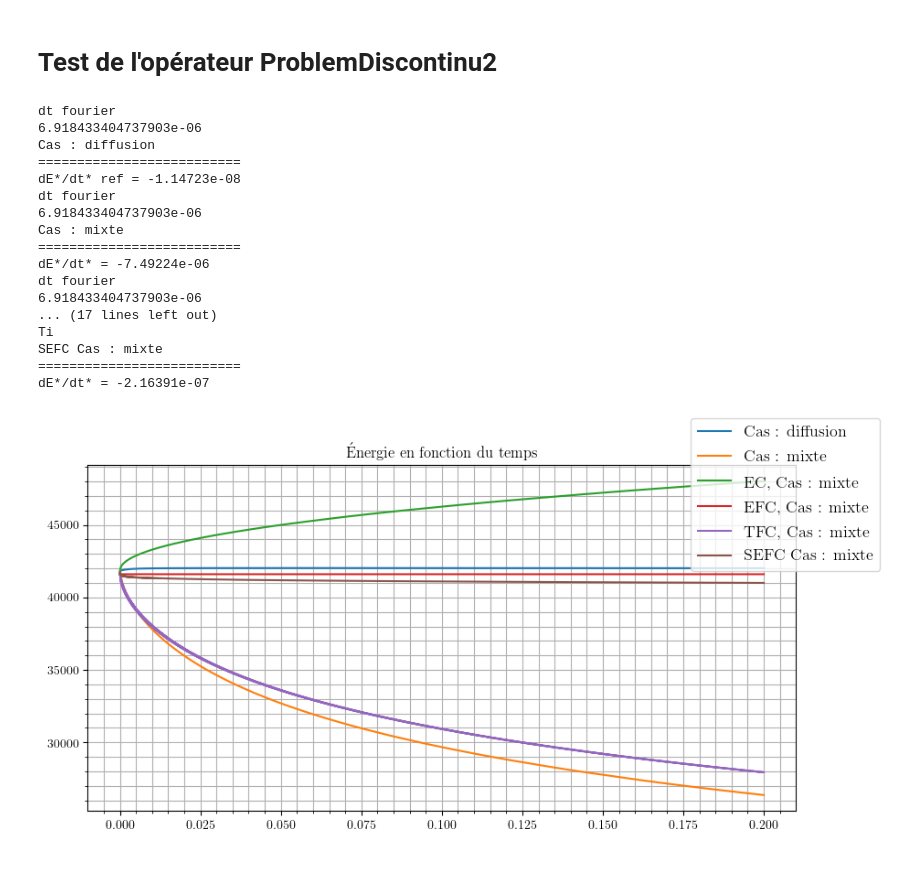
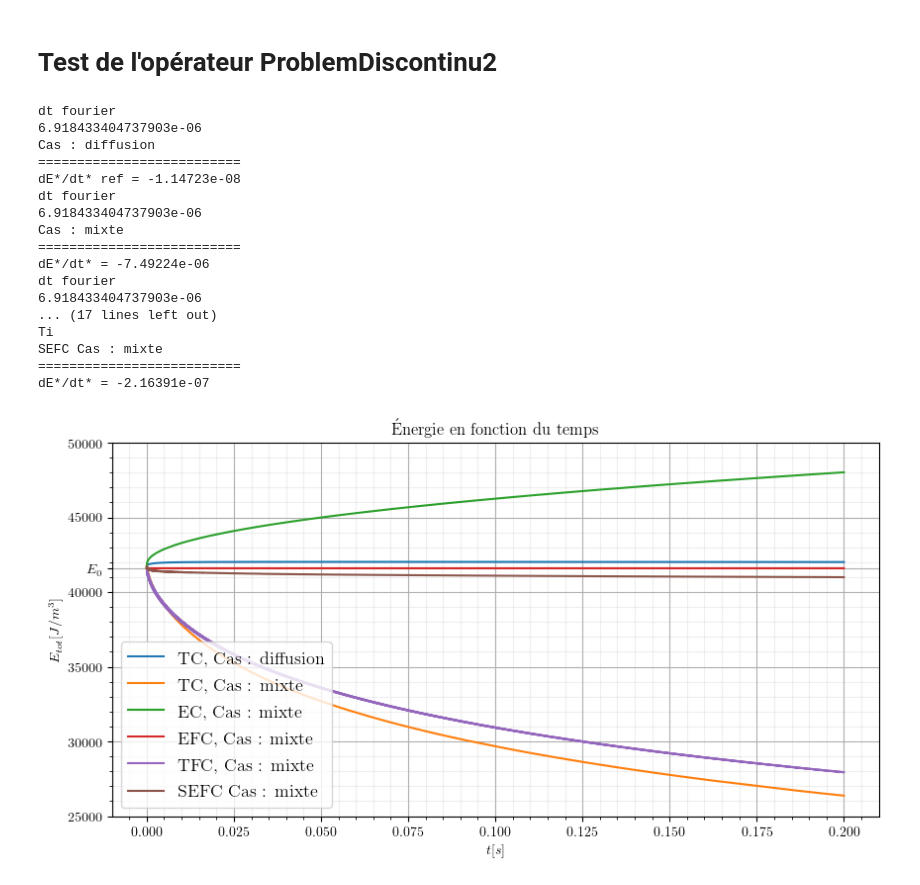
Before and after one commit to cea-trust-platform/FluidDyn, a Jupyter notebook: etudes/12_diffusion_convection_swarm_values_synthese.ipynb, the cells around one changed output. Cells and saved outputs as stored; diff of their text form; code cells hidden in the pictures.

Commit message:
Modif plot v2 CSI2

```diff
--- a/etudes/12_diffusion_convection_swarm_values_synthese.ipynb
+++ b/etudes/12_diffusion_convection_swarm_values_synthese.ipynb
@@ -2,6 +2,7 @@
 import sys
 
 sys.path = ['/home/as259691/PycharmProjects/FluidDyn1D'] + sys.path
+savefig_path = '/home/as259691/Documents/rapports/CSI2/nb12/'
 # %%
 from src.main_discontinu import *
 from src.plot_fields import *
@@ -35,6 +36,8 @@ plot4 = Plotter('decale')
 # plot5 = Plotter('decale')
 fig1,ax1 = plt.subplots(1)
 ax1.set_title('Énergie en fonction du temps')
+ax1.set_xlabel(r'$t [s]$')
+ax1.set_ylabel(r'$E_{tot} [J/m^3]$')
 
 prob_ref = Problem(get_T_creneau, markers=markers, phy_prop=phy_prop_ref, num_prop=num_prop)
 E1 = prob_ref.energy
@@ -101,33 +104,61 @@ print('dE*/dt* = %g' % dedt_adim)
 
 # prob5 = ProblemDiscontinuEnergieTemperature(get_T_creneau, markers=markers, phy_prop=phy_prop, num_prop=num_prop)
 # E0 = prob5.energy
 # print(prob5.name)
 # print('==========================')
 # t, e = prob5.timestep(t_fin=min(t_fin, t_fin_lim), n=n_lim, number_of_plots=1, plotter=[plot, plot5])
 # l = ax1.plot(t, e/(0.02*0.005*0.005), label=prob5.name)
 
 # dedt_adim = (e[-1] - e[i0]) / (t[-1] - t[i0]) * prob5.dt / E0  # on a mult
 # print('dE*/dt* = %g' % dedt_adim)
 
+# Modif plot énergie
+
 ax1.minorticks_on()
-ax1.grid(b=True, which='both')
-le = fig1.legend()
+ax1.grid(b=True, which='major')
+ax1.grid(b=True, which='minor', alpha=0.2)
+# le = fig1.legend()
+
+fig1.canvas.draw()
+labels = [item.get_text() for item in ax1.get_yticklabels()]
+ticks = list(ax1.get_yticks())
+ticks.append(E0/(0.02*0.005**2))
+labels.append(r'$E_0$')
+
+ticks = ax1.set_yticks(ticks)
+ticklab = ax1.set_yticklabels(labels)
+
+handles, labels = ax1.get_legend_handles_labels()
+labels[0] = 'TC, ' + labels[0]
+labels[1] = 'TC, ' + labels[1]
+ax1.legend(handles, labels)
+fig1.savefig(savefig_path + 'energie.png')
+
+# Modif plot température
+
+handles, labels = plot.ax.get_legend_handles_labels()
+labels[0] = 'TC, ' + labels[0]
+labels[1] = 'TC, ' + labels[1]
+plot.ax.legend(handles, labels)
+plot.ax.set_xlabel(r'$x [m]$')
+plot.ax.set_ylabel(r'$T [K]$')
+plot.fig.savefig(savefig_path + 'temperature.png')
 # %% [output]
 dt fourier
 6.918433404737903e-06
 Cas : diffusion
 ==========================
 dE*/dt* ref = -1.14723e-08
 dt fourier
 6.918433404737903e-06
 Cas : mixte
 ==========================
 dE*/dt* = -7.49224e-06
 dt fourier
 6.918433404737903e-06
 ... (17 lines left out)
 Ti
 SEFC Cas : mixte
 ==========================
 dE*/dt* = -2.16391e-07
-[figure, old version]
+[figure, new version]
```
Also changed, not shown: parts of 1 cell of this notebook.
